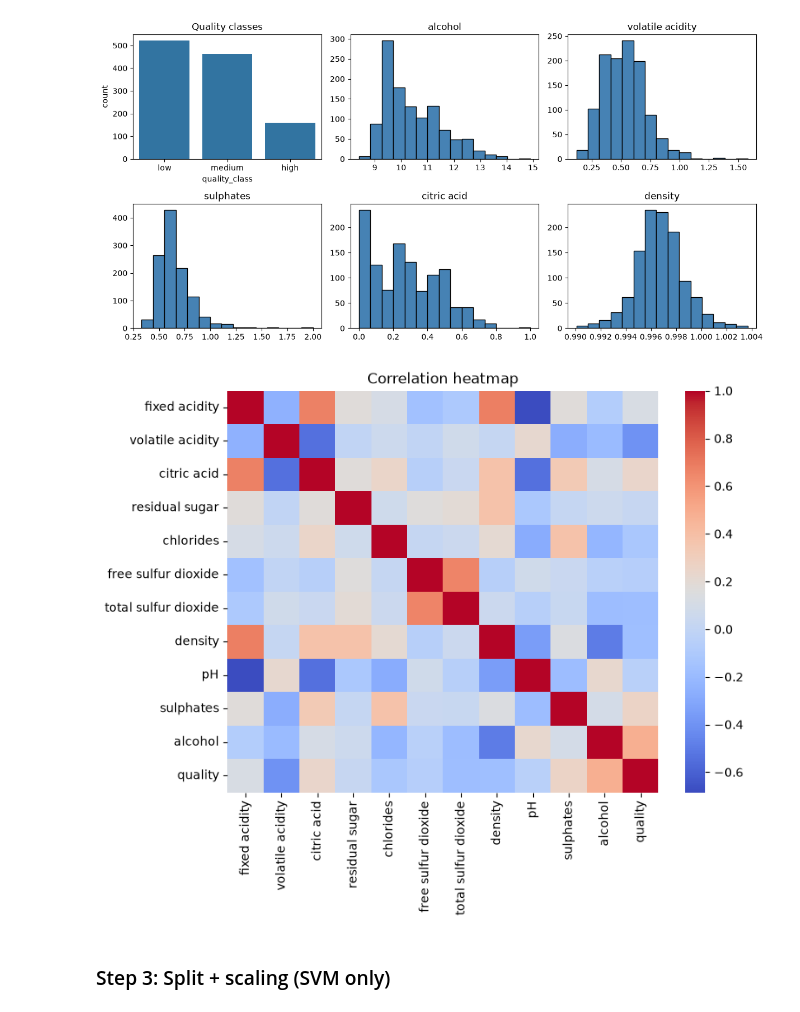
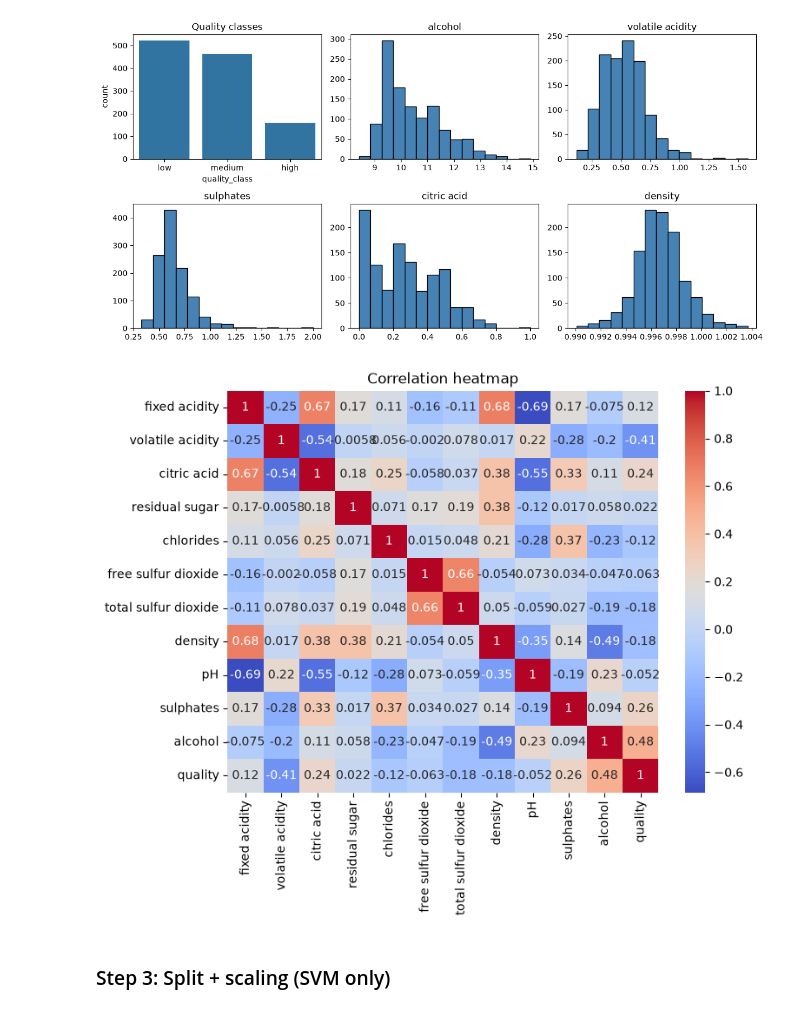
Before and after one commit to shahriar-anan/Machine-Learning-4-2, a Jupyter notebook: 02_SVM_vs_RandomForest.ipynb, the cells around one changed output. Cells and saved outputs as stored; diff of their text form; code cells hidden in the pictures.

```diff
--- a/02_SVM_vs_RandomForest.ipynb
+++ b/02_SVM_vs_RandomForest.ipynb
@@ -222,11 +222,11 @@ plt.show()
 [figure]
 # %%
 plt.figure(figsize=(8, 6))
-sns.heatmap(wine.drop(columns=["quality_class"]).corr(), cmap="coolwarm")
+sns.heatmap(wine.drop(columns=["quality_class"]).corr(), cmap="coolwarm", annot=True)
 plt.title("Correlation heatmap")
 plt.show()
 # %% [output]
-[figure, old version]
+[figure, new version]
 # %% [markdown]
 ### Step 3: Split + scaling (SVM only)
 # %%
```
Also changed, not shown: 3 other files.
